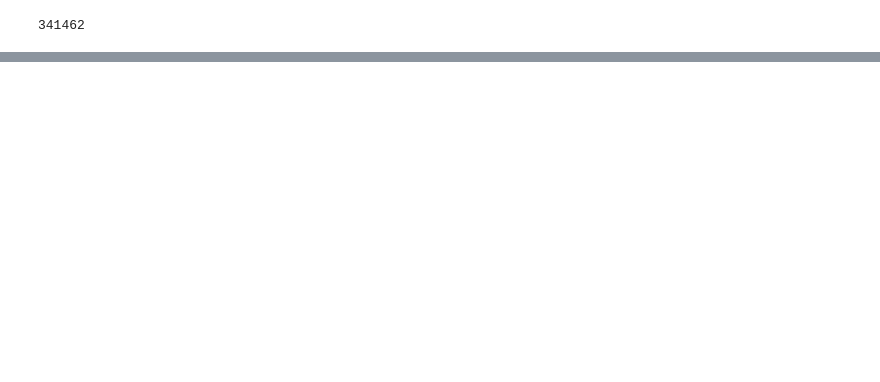
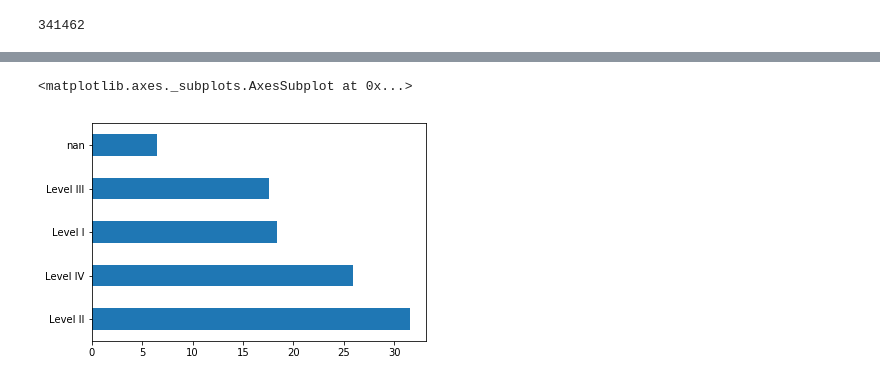
Before and after one commit to jukeboxj/USLC, a Jupyter notebook: EDA-Copy1.ipynb, the cells around one changed output, grey strips where cells are left out. Saved outputs shown, nothing was run; the diff lists cells and outputs as text; code cells hidden in the pictures; blank space fills up the shorter version.

```diff
--- a/EDA-Copy1.ipynb
+++ b/EDA-Copy1.ipynb
@@ -21,6 +23,6 @@ from scipy import stats
 # %%
 Data_2017 = pd.read_excel("PERM_Disclosure_Data_FY17.xlsx")
 # %%
-Data_2015 = pd.read_excel("PERM_Disclosure_Data_FY15_Q4.xlsx")
+Data_2015 = pd.read_excel("PERM_Disclosure_Data_FY15_Q4.xlsx", converters= {'RI_LOCAL_ETHNIC_PAPER_FROM': str})
 # %%
 Data_2016 = pd.read_excel("PERM_Data_FY16.xlsx")
@@ -136,0 +206,15 @@ Name: RI_COLL_TCH_BASIC_PROCESS, dtype: float64
+# %%
+tmp_wage = (data['PW_LEVEL_9089'].value_counts(dropna=False) / data['PW_LEVEL_9089'].value_counts(dropna=False).sum()) * 100
+#Level I entry
+#LEvel II qualified
+#Level III experienced
+#LEvel IV fully qualified
+# %%
+%matplotlib inline
+import matplotlib.pyplot as plt
+#ind_code_det = ind_code_det.set_index('Name')
+tmp_wage.plot.barh()
+#plt.savefig('Industries.png')
+# %% [output]
+<matplotlib.axes._subplots.AxesSubplot at 0x...>
+[figure, added]
```
Also changed, not shown: parts of 71 cells of this notebook.
